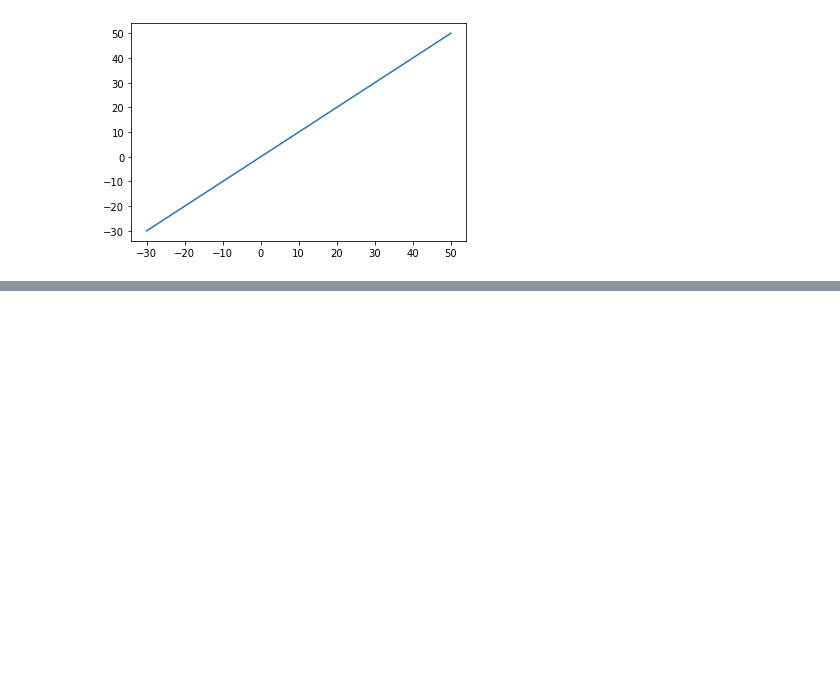
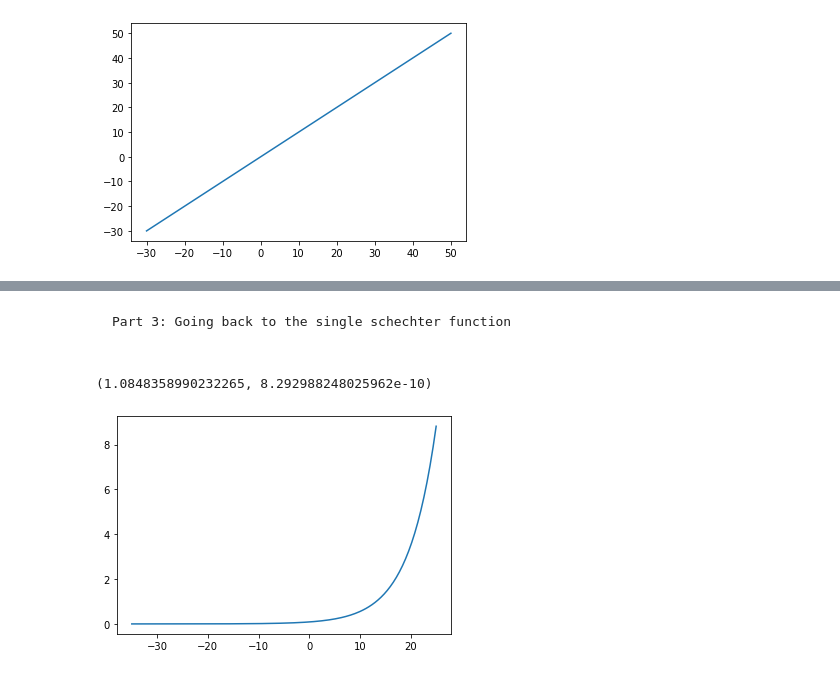
Before and after one commit to gottomo/cosmogalaxies, a Jupyter notebook: Magnitude_and_Schechter.ipynb, the cells around one changed output, grey strips where cells are left out. Cells and saved outputs as stored; diff of their text form; code cells hidden in the pictures; blank space fills up the shorter version.

```diff
--- a/Magnitude_and_Schechter.ipynb
+++ b/Magnitude_and_Schechter.ipynb
@@ -218,0 +326,23 @@ print(DensityAtZ(CanonicalSchechter[0], CanonicalSchechter[1], CanonicalSchechte
+# %% [markdown]
+~~~~~~~~~~~~~~~~~~~~~~~~~~~~~~~~~~~~~~~~~~~~~~~~~~~~~~~~~~~~~~~~~~~~~~~~~~~~~~~~~~~~~~~~~~~~~~~~~~~~~~~~~~~~~~~~~~~~~~~~~~
+Part 3: Going back to the single schechter function
+# %%
+def SingleSchechter(Phi, alph, MStar, M):
+    a = (2/5)*(MStar - M)
+    return (2/5) * Phi * np.log(10) * (10**(a * (alph + 1))) * np.exp(-10**a)
+
+Phi = 0.002
+alph = -1.2
+MStar = -21
+
+test = integrate.quad(lambda x: SingleSchechter(Phi, alph, MStar, x), -35, 4.5)
+print(test)
+
+magnitudes = np.linspace(-35, 25, num= 200)
+distrib = SingleSchechter(Phi, alph, MStar, magnitudes)
+
+plt.plot(magnitudes, distrib)
+plt.show()
+# %% [output]
+(1.0848358990232265, 8.292988248025962e-10)
+[figure, added]
```
Also changed, not shown: parts of 27 cells of this notebook.
